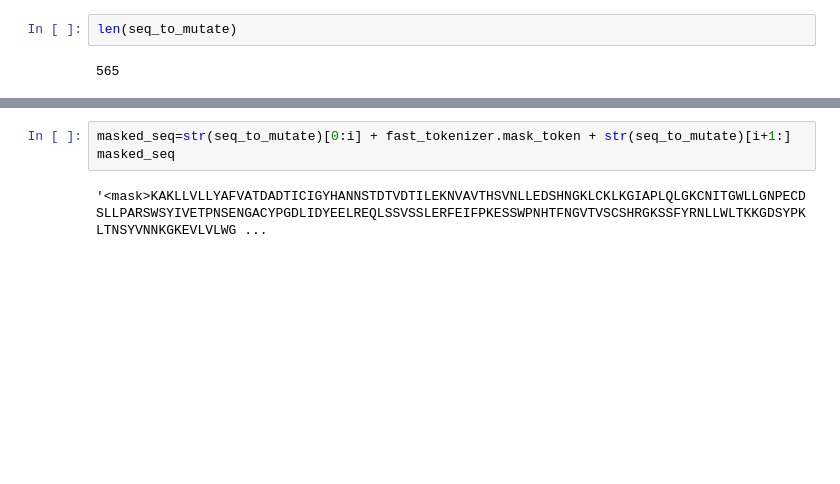
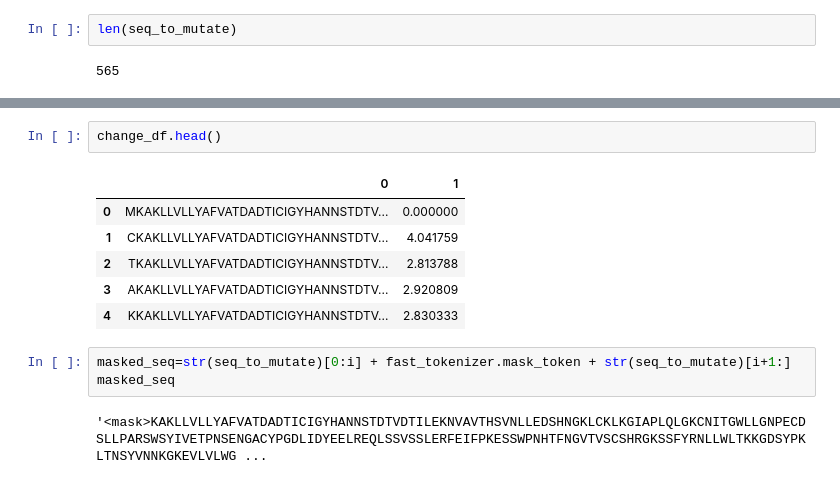
Before and after one commit to areias/viral-escape, a Jupyter notebook: FluBERTa_prediction.ipynb, the cells around one changed output, grey strips where cells are left out. Saved outputs shown, nothing was run; the diff lists cells and outputs as text; blank space fills up the shorter version.

```diff
--- a/FluBERTa_prediction.ipynb
+++ b/FluBERTa_prediction.ipynb
@@ -290,3 +334,12 @@ for i in range(len(seq_to_mutate)):
+# %%
+change_df.head()
+# %% [output]
+|  | 0 | 1 |
+| 0 | MKAKLLVLLYAFVATDADTICIGYHANNSTDTV... | 0.000000 |
+| 1 | CKAKLLVLLYAFVATDADTICIGYHANNSTDTV... | 4.041759 |
+| 2 | TKAKLLVLLYAFVATDADTICIGYHANNSTDTV... | 2.813788 |
+| 3 | AKAKLLVLLYAFVATDADTICIGYHANNSTDTV... | 2.920809 |
+| 4 | KKAKLLVLLYAFVATDADTICIGYHANNSTDTV... | 2.830333 |
 # %%
 masked_seq=str(seq_to_mutate)[0:i] + fast_tokenizer.mask_token + str(seq_to_mutate)[i+1:]
 masked_seq
```
Also changed, not shown: parts of 6 cells of this notebook.
